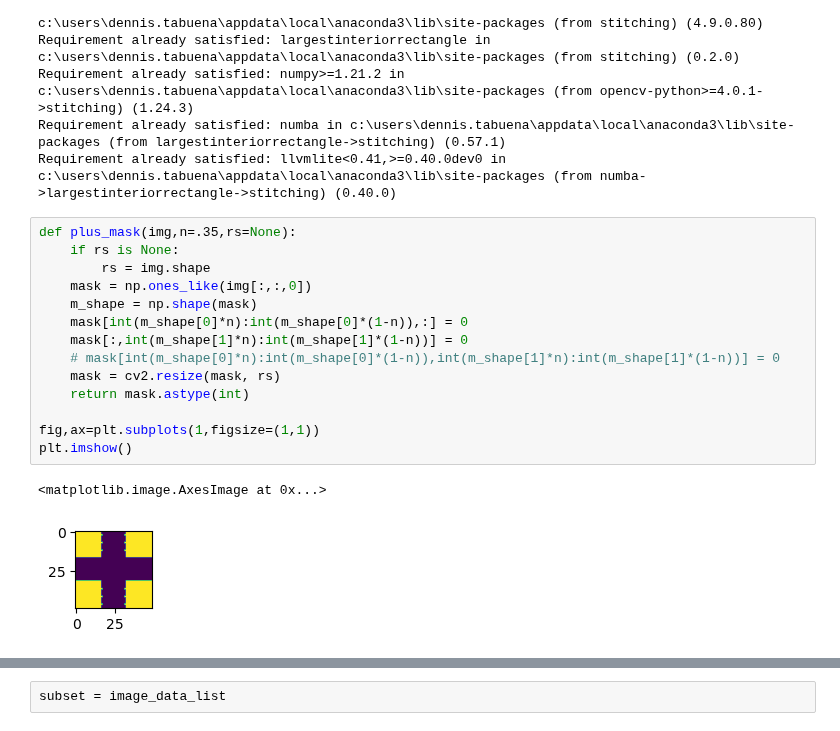
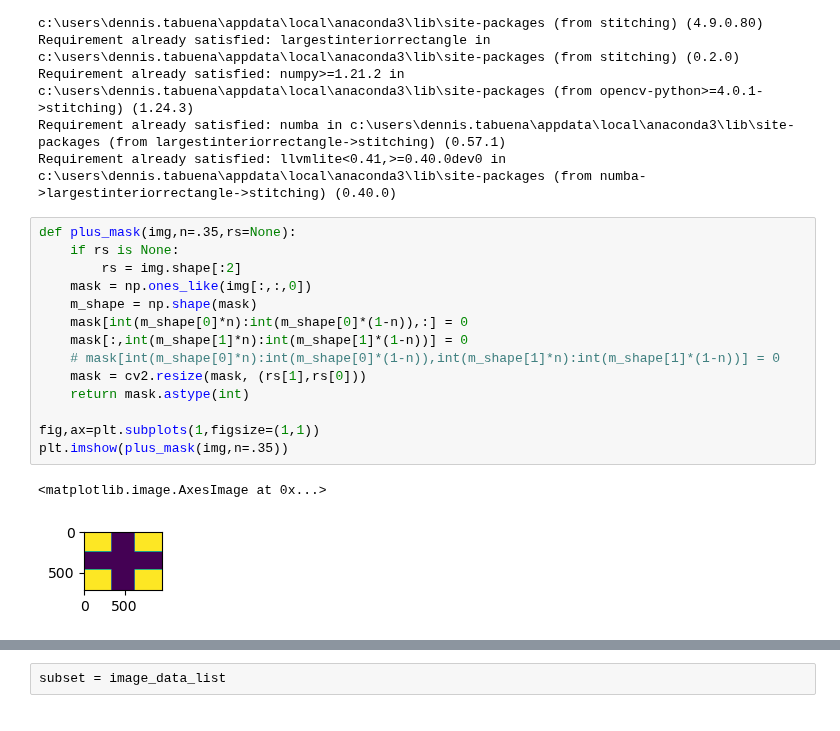
Before and after one commit to dtabuena/Workshop, a Jupyter notebook: Image/Test_Stitch.ipynb, the cells around one changed output, grey strips where cells are left out. Drawn from its saved outputs; the diff is of its cells as text.

```diff
--- a/Image/Test_Stitch.ipynb
+++ b/Image/Test_Stitch.ipynb
@@ -105,17 +100,17 @@ Requirement already satisfied: llvmlite<0.41,>=0.40.0dev0 in c:\users\dennis.tab
 # %%
 def plus_mask(img,n=.35,rs=None):
     if rs is None:
-        rs = img.shape
+        rs = img.shape[:2]
     mask = np.ones_like(img[:,:,0])
     m_shape = np.shape(mask)
     mask[int(m_shape[0]*n):int(m_shape[0]*(1-n)),:] = 0
     mask[:,int(m_shape[1]*n):int(m_shape[1]*(1-n))] = 0
     # mask[int(m_shape[0]*n):int(m_shape[0]*(1-n)),int(m_shape[1]*n):int(m_shape[1]*(1-n))] = 0
-    mask = cv2.resize(mask, rs)
+    mask = cv2.resize(mask, (rs[1],rs[0]))
     return mask.astype(int)
 
 fig,ax=plt.subplots(1,figsize=(1,1))
-plt.imshow()
+plt.imshow(plus_mask(img,n=.35))
 # %% [output]
 <matplotlib.image.AxesImage at 0x...>
-[figure, old version]
+[figure, new version]
```
Also changed, not shown: parts of 29 cells of this notebook.
